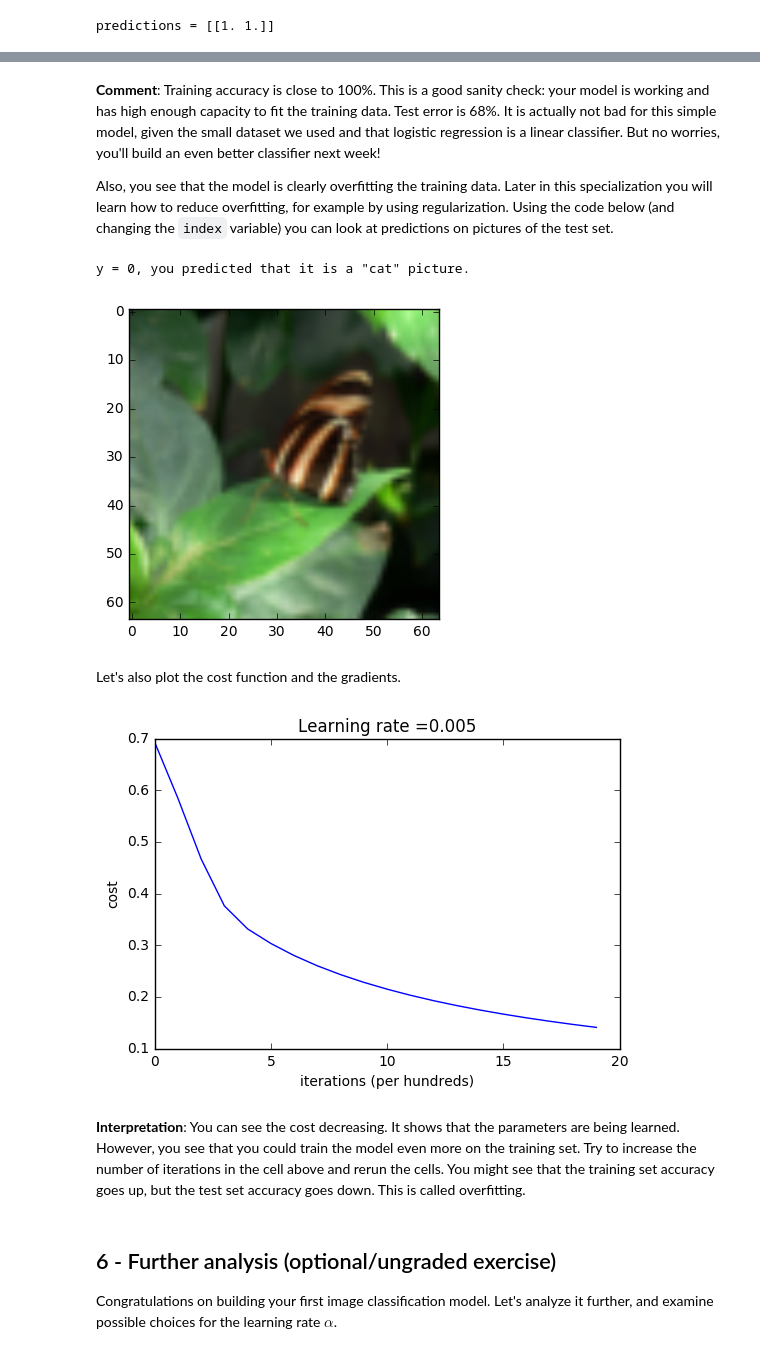
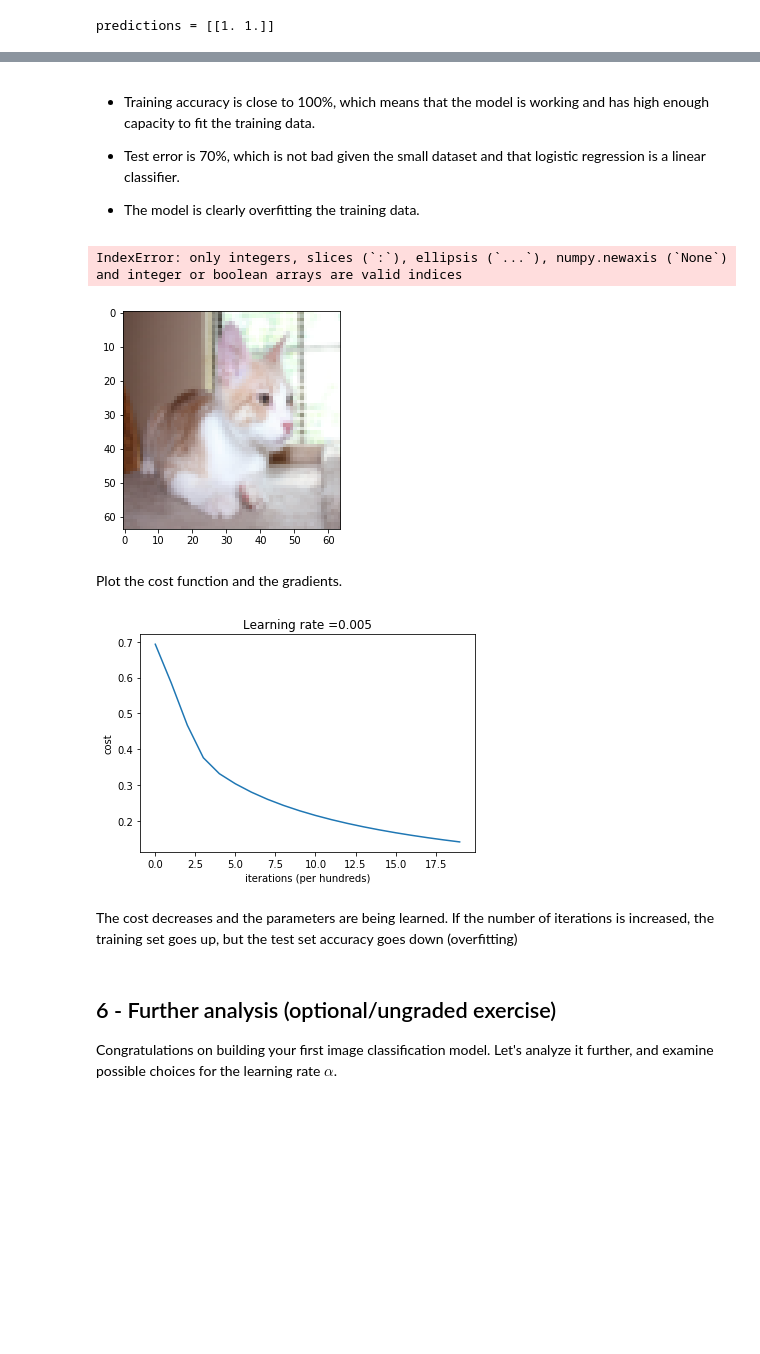
Before and after one commit to JuanmaMedina/Deep_learning_NN, a Jupyter notebook: 1_Logistic_Regression_NN_approach.ipynb, the cells around one changed output, grey strips where cells are left out. Drawn from its saved outputs; the diff is of its cells as text; code cells hidden in the pictures; blank space fills up the shorter version.

```diff
--- a/1_Logistic_Regression_NN_approach.ipynb
+++ b/1_Logistic_Regression_NN_approach.ipynb
@@ -368,9 +361,9 @@ You will now see how the overall model is structured by putting together all the
 # %%
-# GRADED FUNCTION: model
+def model(X_train, Y_train, X_test, Y_test, num_iterations=2000, learning_rate=0.5, print_cost=False):
 
-def model(X_train, Y_train, X_test, Y_test, num_iterations=2000, learning_rate=0.5, print_cost=False):
-    """
-    Builds the logistic regression model by calling the function you've implemented previously
+    '''
+
+    Builds the logistic regression model
 
     Arguments:
     X_train -- training set represented by a numpy array of shape (num_px * num_px * 3, m_train)
@@ -381,32 +374,27 @@ def model(X_train, Y_train, X_test, Y_test, num_iterations=2000, learning_rate=0
     learning_rate -- hyperparameter representing the learning rate used in the update rule of optimize()
     print_cost -- Set to true to print the cost every 100 iterations
 
-    Returns:
-    d -- dictionary containing information about the model.
-    """
+    '''
 
-    ### START CODE HERE ###
-    # initialize parameters with zeros (≈ 1 line of code)
+    # Initialize parameters
     w, b = initialize_with_zeros(X_train.shape[0])
 
-    # Gradient descent (≈ 1 line of code)
+    # Gradient descent
     parameters, grads, costs = optimize(w, b, X_train, Y_train, num_iterations, learning_rate, print_cost)
 
     # Retrieve parameters w and b from dictionary "parameters"
     w = parameters["w"]
     b = parameters["b"]
 
-    # Predict test/train set examples (≈ 2 lines of code)
+    # Predict test/train set examples
+    Y_prediction_train = predict(w, b, X_train)
     Y_prediction_test = predict(w, b, X_test)
-    Y_prediction_train = predict(w, b, X_train)
-
-    ### END CODE HERE ###
 
     # Print train/test Errors
     print("train accuracy: {} %".format(100 - np.mean(np.abs(Y_prediction_train - Y_train)) * 100))
     print("test accuracy: {} %".format(100 - np.mean(np.abs(Y_prediction_test - Y_test)) * 100))
 
-
+    # Dictionary with information about the model
     d = {"costs": costs,
          "Y_prediction_test": Y_prediction_test,
          "Y_prediction_train" : Y_prediction_train,
@@ -456,17 +429,20 @@ test accuracy: 70.0 %
 # %% [markdown]
-**Comment**: Training accuracy is close to 100%. This is a good sanity check: your model is working and has high enough capacity to fit the training data. Test error is 68%. It is actually not bad for this simple model, given the small dataset we used and that logistic regression is a linear classifier. But no worries, you'll build an even better classifier next week!
+- Training accuracy is close to 100%, which means that the model is working and has high enough capacity to fit the training data.
 
-Also, you see that the model is clearly overfitting the training data. Later in this specialization you will learn how to reduce overfitting, for example by using regularization. Using the code below (and changing the `index` variable) you can look at predictions on pictures of the test set.
+- Test error is 70%, which is not bad given the small dataset and that logistic regression is a linear classifier.
+
+- The model is clearly overfitting the training data.
 # %%
 # Example of a picture that was wrongly classified.
-index = 5
+index = 4
 plt.imshow(test_set_x[:,index].reshape((num_px, num_px, 3)))
-print ("y = " + str(test_set_y[0, index]) + ", you predicted that it is a \"" + classes[d["Y_prediction_test"][0, index]].decode("utf-8") +  "\" picture.")
+print ("y = " + str(test_set_y[0, index]) + ", you predicted that it is a \"" +
+       classes[d["Y_prediction_test"][0, index]].decode("utf-8") +  "\" picture.")
 # %% [output]
-y = 0, you predicted that it is a "cat" picture.
+IndexError: only integers, slices (`:`), ellipsis (`...`), numpy.newaxis (`None`) and integer or boolean arrays are valid indices
-[figure, old version]
+[figure, new version]
 # %% [markdown]
-Let's also plot the cost function and the gradients.
+Plot the cost function and the gradients.
 # %%
 # Plot learning curve (with costs)
 costs = np.squeeze(d['costs'])
@@ -476,10 +452,9 @@ plt.xlabel('iterations (per hundreds)')
 plt.title("Learning rate =" + str(d["learning_rate"]))
 plt.show()
 # %% [output]
-[figure, old version]
+[figure, new version]
 # %% [markdown]
-**Interpretation**:
-You can see the cost decreasing. It shows that the parameters are being learned. However, you see that you could train the model even more on the training set. Try to increase the number of iterations in the cell above and rerun the cells. You might see that the training set accuracy goes up, but the test set accuracy goes down. This is called overfitting.
+The cost decreases and the parameters are being learned. If the number of iterations is increased, the training set goes up, but the test set accuracy goes down (overfitting)
 # %% [markdown]
 ## 6 - Further analysis (optional/ungraded exercise) ##
 
```
Also changed, not shown: parts of 14 cells of this notebook.
